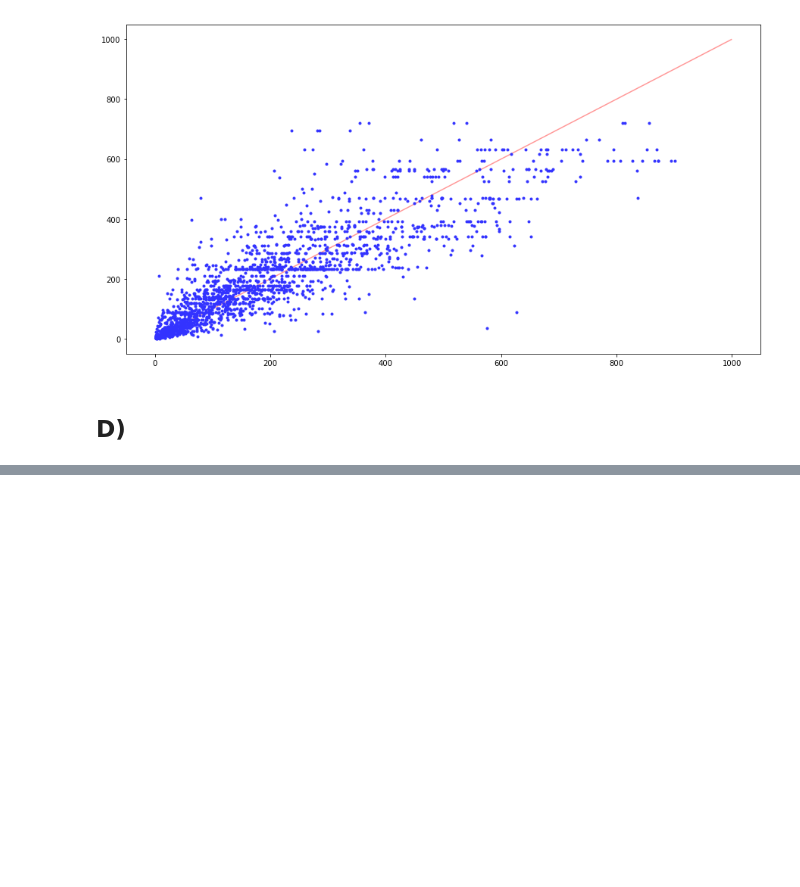
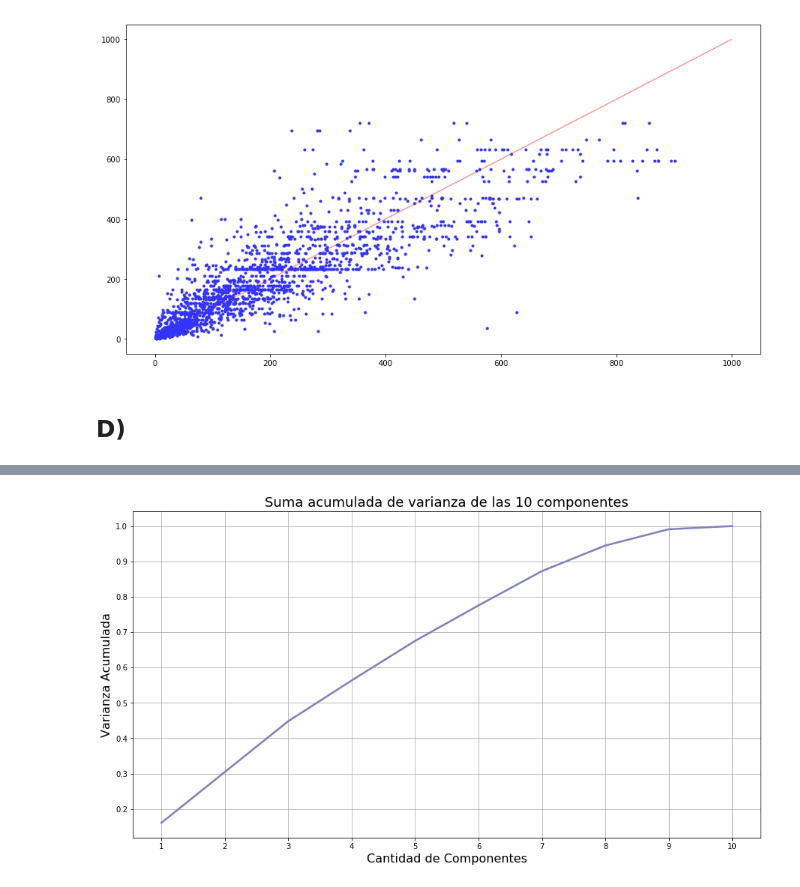
Before and after one commit to JavierL1/Tarea3-INF393, a Jupyter notebook: Untitled.ipynb, the cells around one changed output, grey strips where cells are left out. Saved outputs shown, nothing was run; the diff lists cells and outputs as text; code cells hidden in the pictures; blank space fills up the shorter version.

```diff
--- a/Untitled.ipynb
+++ b/Untitled.ipynb
@@ -628,0 +657,22 @@ KAGG EVAL TEST       = 0.505
+# %%
+pca_model = PCA()
+pca_model.fit(X_train)
+X_pca_train = pca_model.transform(X_train)
+sing_val = pca_model.singular_values_
+total = sum(sing_val)
+
+ratios = [sv/total for sv in sing_val]
+
+acum_values = [sum(ratios[0:i]) for i in range(1,len(ratios)+1)]
+
+plt.figure(figsize=(15, 8))
+plt.grid(True)
+plt.xlabel("Cantidad de Componentes", fontsize=16)
+plt.ylabel("Varianza Acumulada", fontsize=16)
+plt.xticks(range(1,len(sing_val)+1,1))
+plt.yticks(np.arange(0.1,1.1,0.1))
+plt.title("Suma acumulada de varianza de las "+str(len(sing_val))+" componentes", fontsize=18)
+plt.plot(range(1,len(sing_val)+1), acum_values, lw=2.5, color=(0.5,0.5,0.75))
+plt.show()
+# %% [output]
+[figure, added]
```
Also changed, not shown: parts of 17 cells of this notebook.
